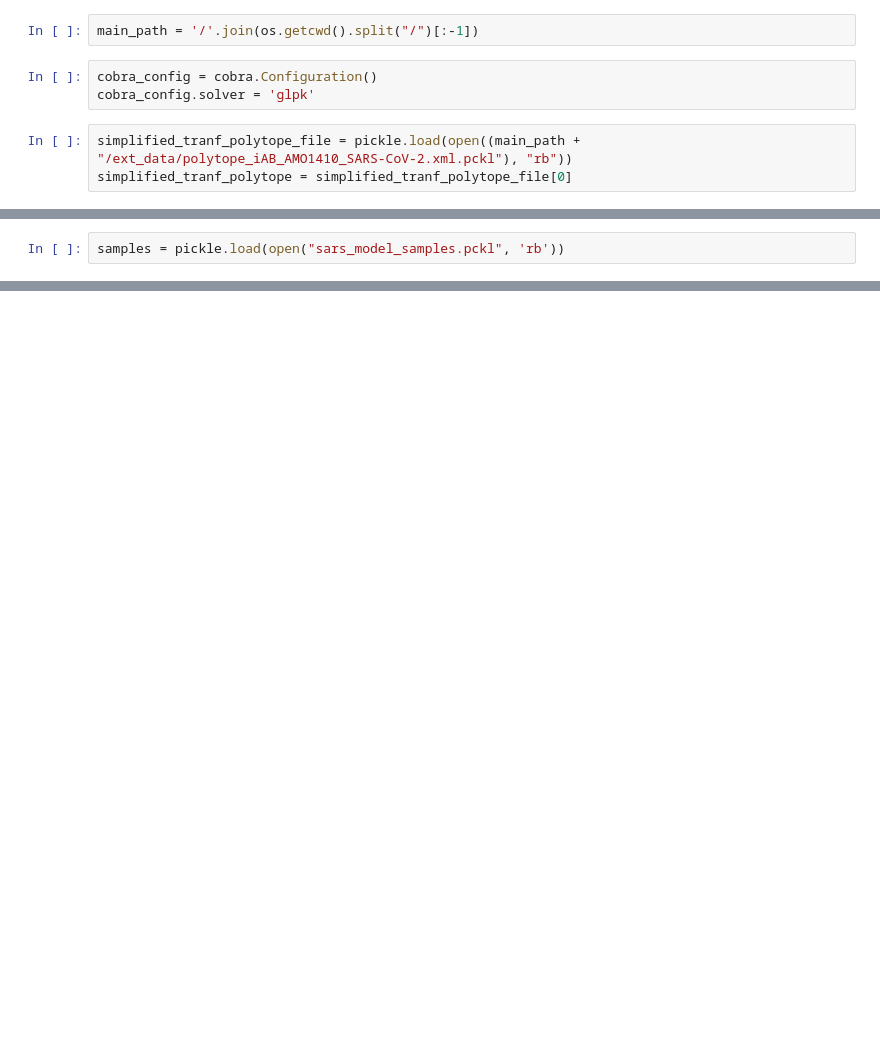
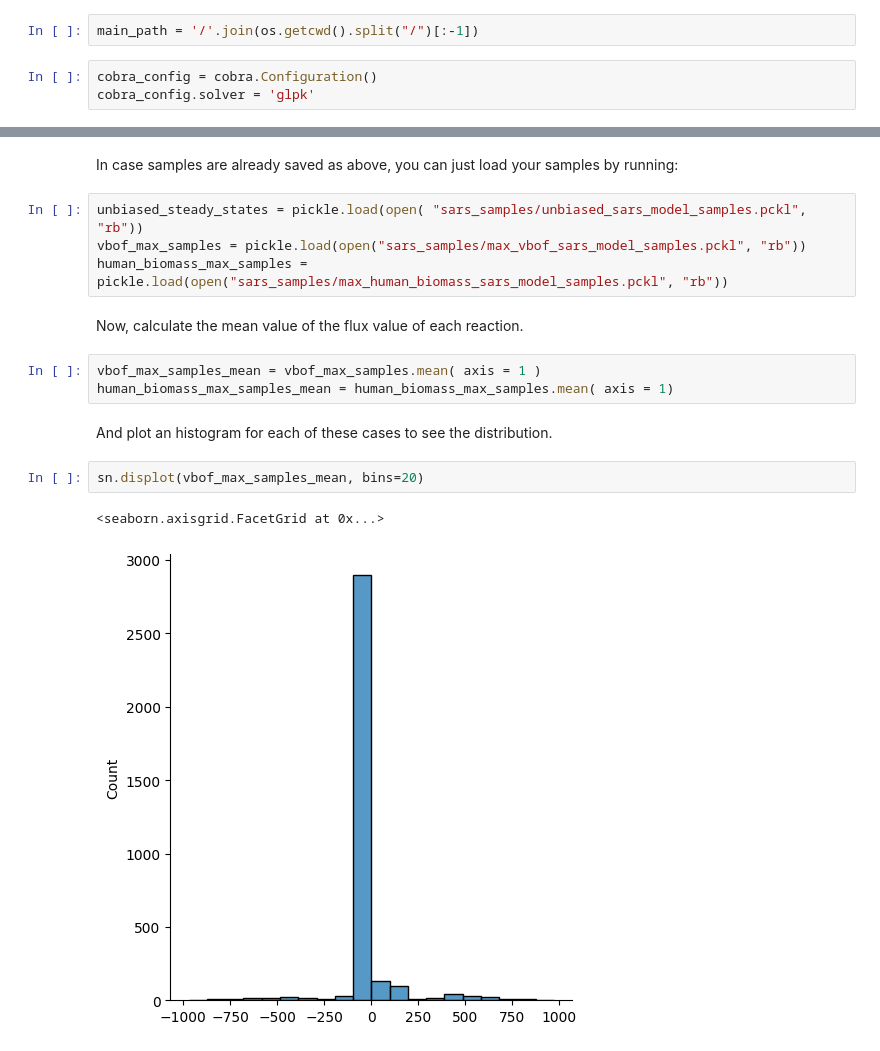
Before and after one commit to hariszaf/dingo, a Jupyter notebook: tutorials/vbof.ipynb, the cells around one changed output, grey strips where cells are left out. Cells and saved outputs as stored; diff of their text form; blank space fills up the shorter version.

```diff
--- a/tutorials/vbof.ipynb
+++ b/tutorials/vbof.ipynb
@@ -8,6 +11,3 @@ main_path = '/'.join(os.getcwd().split("/")[:-1])
 # %%
 cobra_config = cobra.Configuration()
 cobra_config.solver = 'glpk'
-# %%
-simplified_tranf_polytope_file = pickle.load(open((main_path + "/ext_data/polytope_iAB_AMO1410_SARS-CoV-2.xml.pckl"), "rb"))
-simplified_tranf_polytope = simplified_tranf_polytope_file[0]
@@ -33,2 +13,0 @@ with open("sars_model_samples.pckl", "wb") as dingo_steadystates_file:
-# %%
-samples = pickle.load(open("sars_model_samples.pckl", 'rb'))
@@ -134,0 +88,18 @@ https://gist.github.com/mwaskom/de44147ed2974457ad6372750bbe5751
+# %% [markdown]
+In case samples are already saved as above, you can just load your samples by running:
+# %%
+unbiased_steady_states = pickle.load(open( "sars_samples/unbiased_sars_model_samples.pckl", "rb"))
+vbof_max_samples = pickle.load(open("sars_samples/max_vbof_sars_model_samples.pckl", "rb"))
+human_biomass_max_samples = pickle.load(open("sars_samples/max_human_biomass_sars_model_samples.pckl", "rb"))
+# %% [markdown]
+Now, calculate the mean value of the flux value of each reaction.
+# %%
+vbof_max_samples_mean = vbof_max_samples.mean( axis = 1 )
+human_biomass_max_samples_mean = human_biomass_max_samples.mean( axis = 1)
+# %% [markdown]
+And plot an histogram for each of these cases to see the distribution.
+# %%
+sn.displot(vbof_max_samples_mean, bins=20)
+# %% [output]
+<seaborn.axisgrid.FacetGrid at 0x...>
+[figure, added]
```
Also changed, not shown: parts of 41 cells of this notebook, 1 other file.
